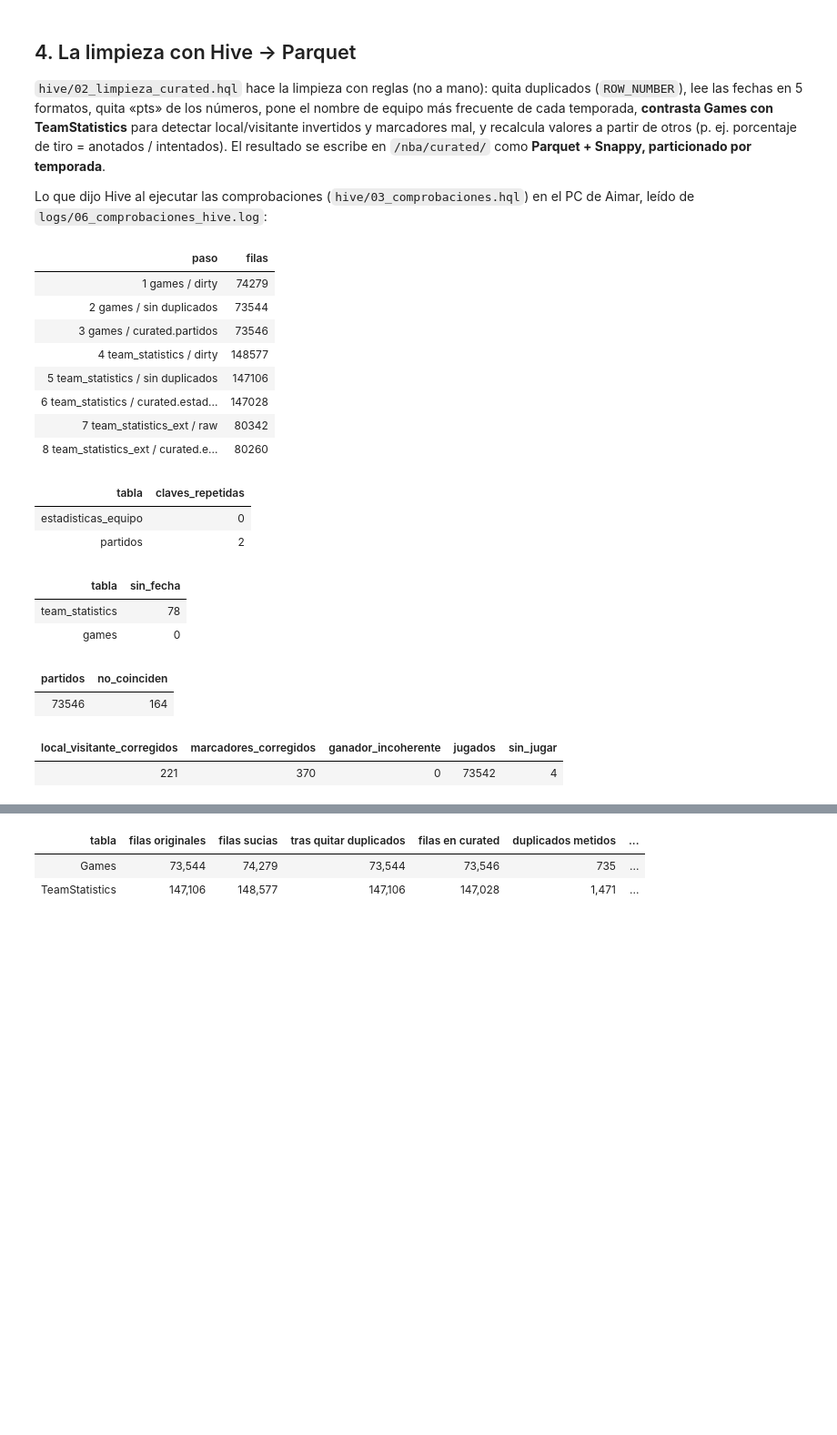
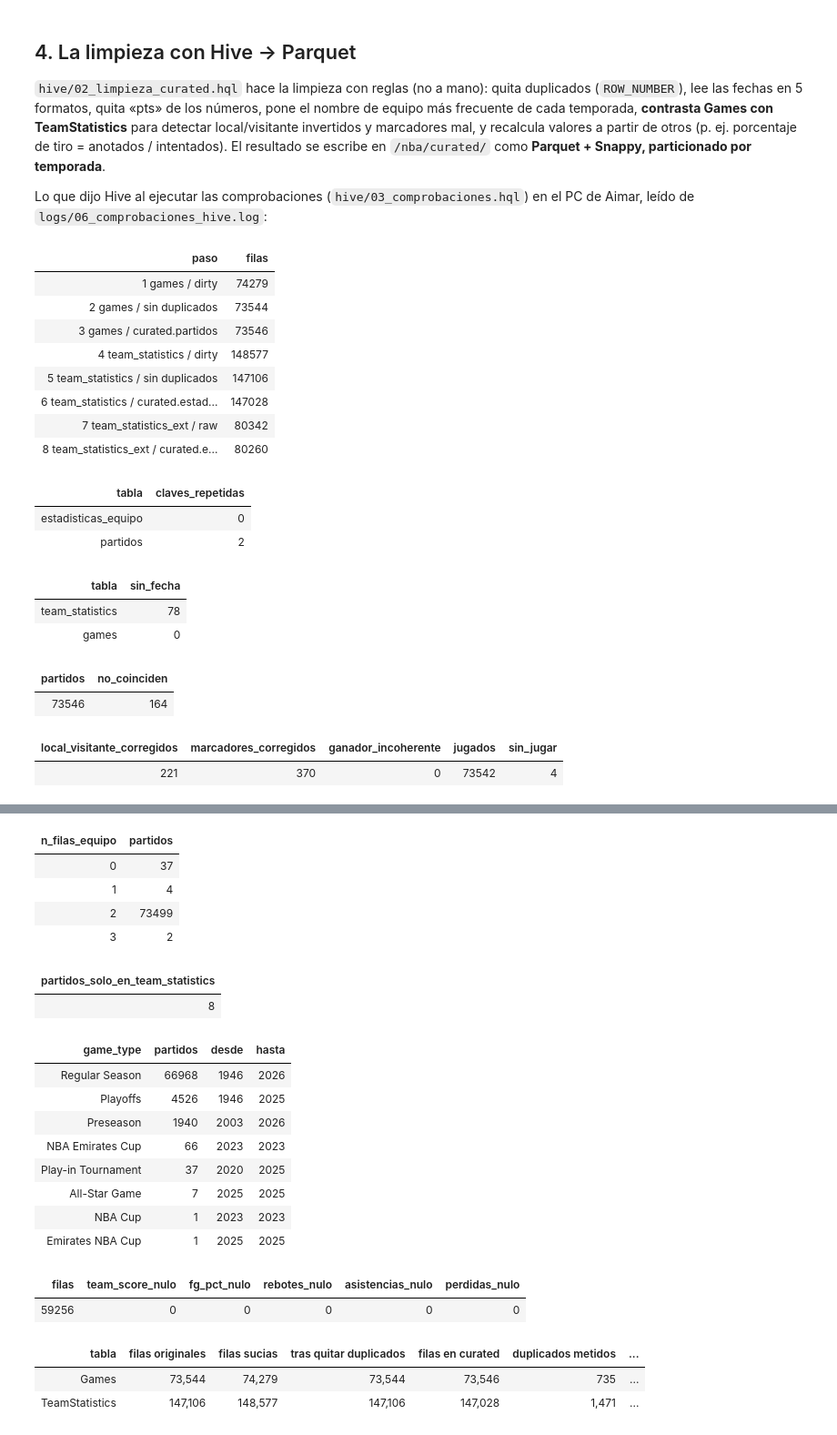
Before and after one commit to aimardf/proyecto-nba-bigdata-ia, a Jupyter notebook: notebooks/HoopMind_progreso_entrega2.ipynb, the cells around one changed output, grey strips where cells are left out. Shown at 91% size. Saved outputs shown, nothing was run; the diff lists cells and outputs as text; code cells hidden in the pictures; blank space fills up the shorter version.

```diff
--- a/notebooks/HoopMind_progreso_entrega2.ipynb
+++ b/notebooks/HoopMind_progreso_entrega2.ipynb
@@ -197,33 +197,52 @@ for l in texto.splitlines():
         bloques.append(actual); actual = []
 if actual: bloques.append(actual)
 tablas = []
 for b in bloques:
     cab = [c.split(".")[-1] for c in b[0]]
     tablas.append(pd.DataFrame(b[1:], columns=cab))
+tablas = [t for t in tablas if "col_name" not in t.columns and len(t) <= 10]   # sin DESCRIBE FORMATTED ni listas largas
 for t in tablas:
     display(t.style.hide(axis="index"))
 # %% [output]
 | paso | filas |
 | 1 games / dirty | 74279 |
 | 2 games / sin duplicados | 73544 |
 | 3 games / curated.partidos | 73546 |
 | 4 team_statistics / dirty | 148577 |
 | 5 team_statistics / sin duplicados | 147106 |
 | 6 team_statistics / curated.estad... | 147028 |
 | 7 team_statistics_ext / raw | 80342 |
 | 8 team_statistics_ext / curated.e... | 80260 |
 | tabla | claves_repetidas |
 | estadisticas_equipo | 0 |
 | partidos | 2 |
 | tabla | sin_fecha |
 | team_statistics | 78 |
 | games | 0 |
 | partidos | no_coinciden |
 | 73546 | 164 |
 | local_visitante_corregidos | marcadores_corregidos | ganador_incoherente | jugados | sin_jugar |
 | 221 | 370 | 0 | 73542 | 4 |
 | filas_con_valores_fuera_de_rango | puntos_recalculados | puntos_distintos_de_suma_de_cuartos | datos_recuperados_con_reglas | huecos_antes_de_imputar |
 | 752 | 356 | 207 | 45361 | 30075 |
+| n_filas_equipo | partidos |
+| 0 | 37 |
+| 1 | 4 |
+| 2 | 73499 |
+| 3 | 2 |
+| partidos_solo_en_team_statistics |
+| 8 |
+| game_type | partidos | desde | hasta |
+| Regular Season | 66968 | 1946 | 2026 |
+| Playoffs | 4526 | 1946 | 2025 |
+| Preseason | 1940 | 2003 | 2026 |
+| NBA Emirates Cup | 66 | 2023 | 2023 |
+| Play-in Tournament | 37 | 2020 | 2025 |
+| All-Star Game | 7 | 2025 | 2025 |
+| NBA Cup | 1 | 2023 | 2023 |
+| Emirates NBA Cup | 1 | 2025 | 2025 |
+| filas | team_score_nulo | fg_pct_nulo | rebotes_nulo | asistencias_nulo | perdidas_nulo |
+| 59256 | 0 | 0 | 0 | 0 | 0 |
 # %%
 filas = tablas[0].set_index("paso")["filas"].astype(int)
 ori_g, ori_t = resumen["filas_originales"]["games"], resumen["filas_originales"]["team_statistics"]
```
Also changed, not shown: parts of 10 cells of this notebook, 7 other files.
